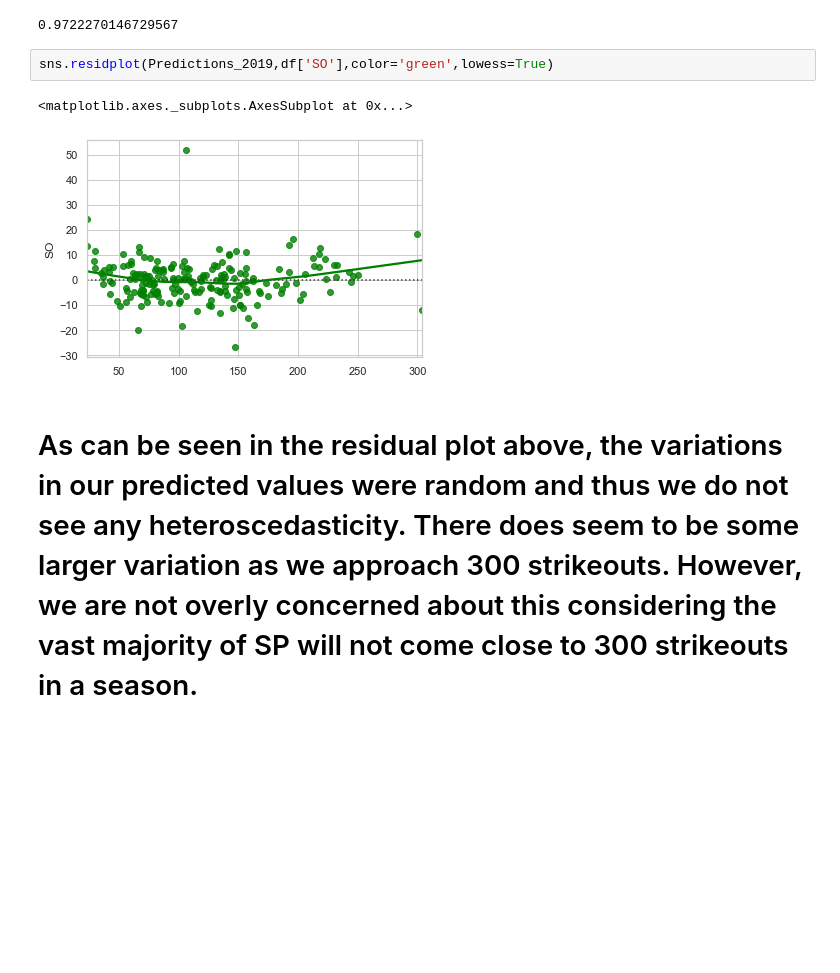
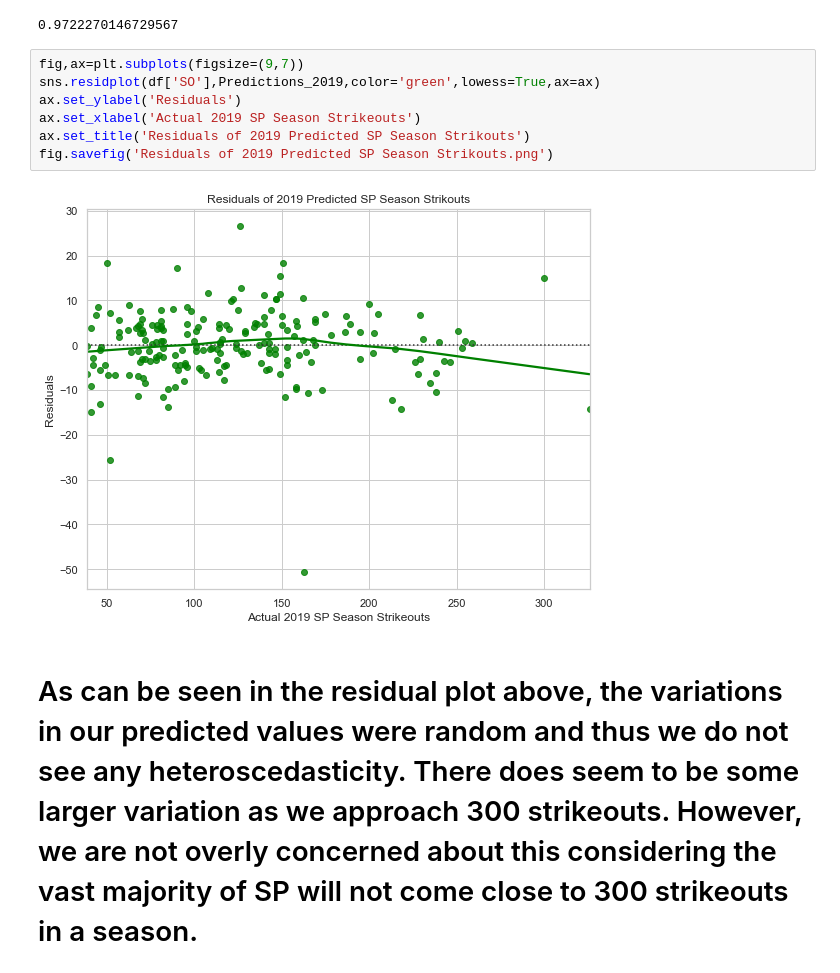
Before and after one commit to Sonora27/baseball-project, a Jupyter notebook: Model_Predictions_Analysis.ipynb, the cells around one changed output. Cells and saved outputs as stored; diff of their text form; blank space fills up the shorter version.

```diff
--- a/Model_Predictions_Analysis.ipynb
+++ b/Model_Predictions_Analysis.ipynb
@@ -157,11 +157,15 @@ R_score=metrics.r2_score(df['SO'],Predictions_2019)
 R_score
 # %% [output]
 0.9722270146729567
-# %%
-sns.residplot(Predictions_2019,df['SO'],color='green',lowess=True)
-# %% [output]
-<matplotlib.axes._subplots.AxesSubplot at 0x...>
-[figure, removed]
+# %%
+fig,ax=plt.subplots(figsize=(9,7))
+sns.residplot(df['SO'],Predictions_2019,color='green',lowess=True,ax=ax)
+ax.set_ylabel('Residuals')
+ax.set_xlabel('Actual 2019 SP Season Strikeouts')
+ax.set_title('Residuals of 2019 Predicted SP Season Strikouts')
+fig.savefig('Residuals of 2019 Predicted SP Season Strikouts.png')
+# %% [output]
+[figure, added]
 # %% [markdown]
 # As can be seen in the residual plot above, the variations in our predicted values were random and thus we do not see any heteroscedasticity. There does seem to be some larger variation as we approach 300 strikeouts. However, we are not overly concerned about this considering the vast majority of SP will not come close to 300 strikeouts in a season.
 # %%
```
Also changed, not shown: parts of 4 cells of this notebook, 6 other files.
